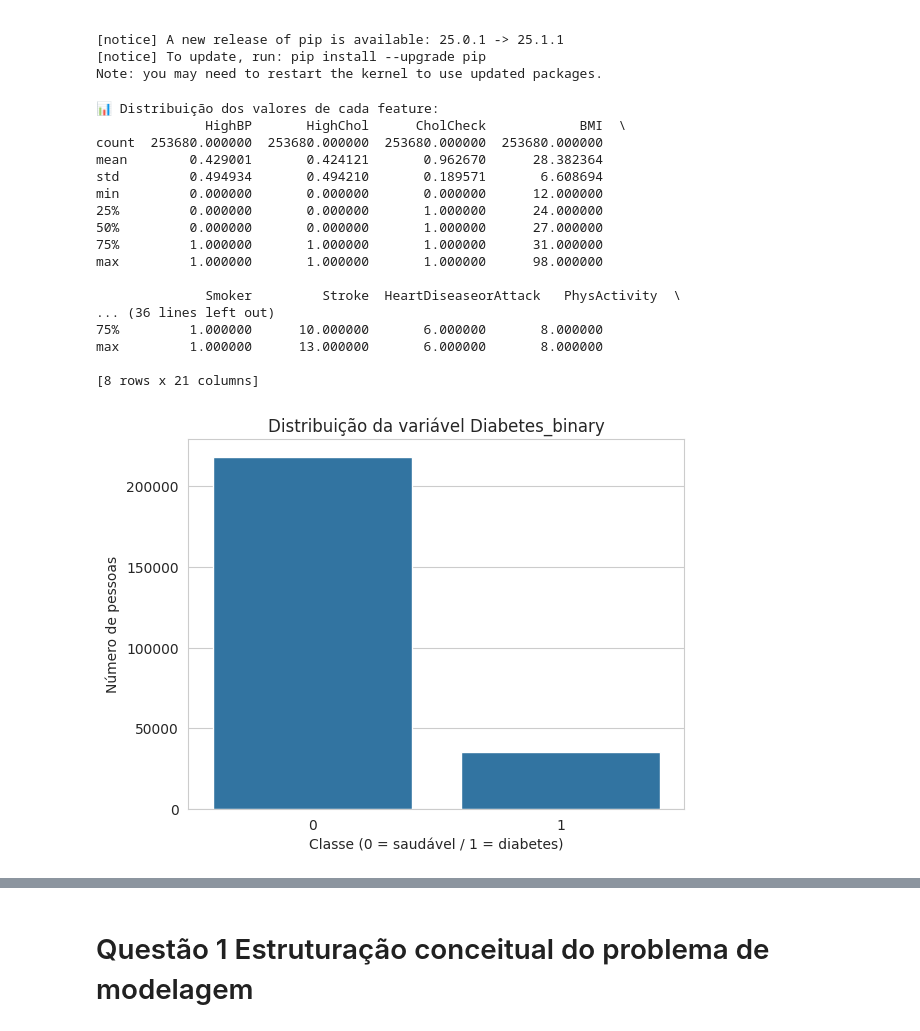
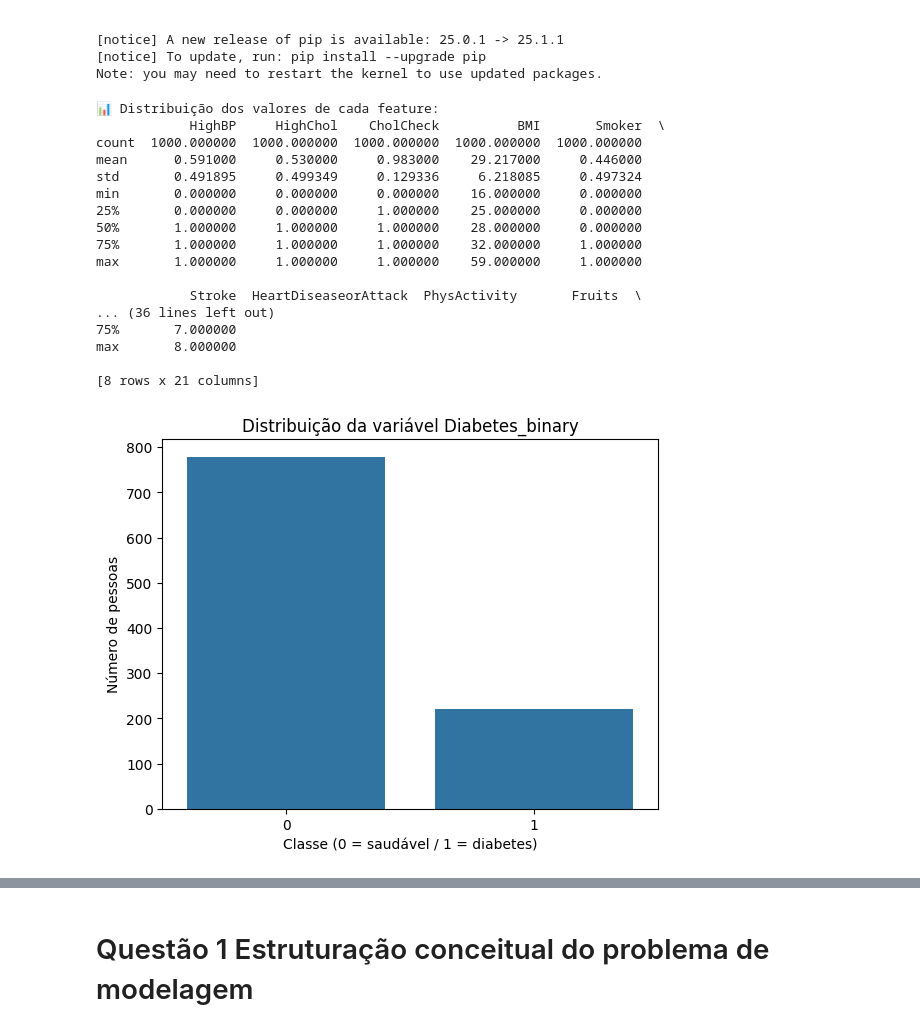
Before and after one commit to ecrseer/machine-learnin, a Jupyter notebook: lifecycl/lifecyc_at.ipynb, the cells around one changed output, grey strips where cells are left out. Saved outputs shown, nothing was run; the diff lists cells and outputs as text; code cells hidden in the pictures.

```diff
--- a/lifecycl/lifecyc_at.ipynb
+++ b/lifecycl/lifecyc_at.ipynb
@@ -18,14 +18,17 @@ Successfully installed ucimlrepo-0.0.7
 [notice] To update, run: pip install --upgrade pip
 Note: you may need to restart the kernel to use updated packages.
 # %%
+from sklearn.preprocessing import StandardScaler
 from ucimlrepo import fetch_ucirepo
-from sklearn.model_selection import train_test_split
+from sklearn.model_selection import train_test_split, cross_val_score
 from sklearn.linear_model import LinearRegression
 from sklearn.neighbors import KNeighborsClassifier
 from sklearn.metrics import accuracy_score, mean_squared_error
 import numpy as np
 import seaborn as sns
 import matplotlib.pyplot as plt
+from sklearn.pipeline import Pipeline
+
 
 
 # fetch dataset
@@ -44,66 +47,81 @@ y = cdc_diabetes_health_indicators.data.targets
 
 y = y["Diabetes_binary"]
 
-# X = X.head(1000)
-# y = y.head(1000)
+X = X.head(1000)
+y = y.head(1000)
 # print(X.head(10))
 
 def diagnostico_dataset(X, y):
     print("📊 Distribuição dos valores de cada feature:")
     print(X.describe())
     sns.countplot(x=y)
     plt.title("Distribuição da variável Diabetes_binary")
     plt.xlabel("Classe (0 = saudável / 1 = diabetes)")
     plt.ylabel("Número de pessoas")
     plt.show()
 
     print("\n🔎 Variância das features:")
     print(X.var().sort_values())
 
     print("\n⚖️ Proporção das classes em y (Diabetes_binary):")
     print(y.value_counts(normalize=True))
 
     print("\n🧩 Features com baixa variância (< 0.01):")
     baixa_var = X.var()[X.var() < 0.01]
     print(baixa_var)
 
 diagnostico_dataset(X, y)
 
 
 
-# Split data
-#X_train, X_test, y_train, y_test = train_test_split(X, y, test_size=0.2, random_state=42)
+# 3. Separar treino e teste
+X_train, X_test, y_train, y_test = train_test_split(X, y, test_size=0.2, random_state=42)
 
-# K-Nearest Neighbors (classification)
-# knn = KNeighborsClassifier(n_neighbors=5)
-# knn.fit(X_train, y_train)
-# print("k-NN Accuracy:", knn.score(X_test, y_test))
+# 4. Testar diferentes valores de k
+k_values = range(1, 21)
+accuracies = []
+f1_scores = []
 
-# Linear Regression (regression task – only if you use a continuous target!)
-# linreg = LinearRegression()
-# linreg.fit(X_train, y_train)
-# y_pred = linreg.predict(X_test)
-#
-# mse = mean_squared_error(y_test, y_pred)
-# rmse = np.sqrt(mse)
-# print("Linear Regression RMSE:", rmse)
+for k in k_values:
+    pipeline = Pipeline([
+        ("scaler", StandardScaler()),
+        ("knn", KNeighborsClassifier(n_neighbors=k))
+    ])
+
+    acc = cross_val_score(pipeline, X_train, y_train, cv=5, scoring='accuracy').mean()
+    f1 = cross_val_score(pipeline, X_train, y_train, cv=5, scoring='f1').mean()
+
+    accuracies.append(acc)
+    f1_scores.append(f1)
+
+# 5. Plotar acurácia e f1-score
+plt.figure(figsize=(10, 5))
+plt.plot(k_values, accuracies, marker='o', label="Acurácia")
+plt.plot(k_values, f1_scores, marker='s', label="F1-Score", linestyle='--')
+plt.xlabel("Valor de K")
+plt.ylabel("Pontuação média (validação cruzada)")
+plt.title("KNN: Acurácia e F1-Score vs K")
+plt.xticks(k_values)
+plt.legend()
+plt.grid(True)
+plt.show()
 # %% [output]
 📊 Distribuição dos valores de cada feature:
-              HighBP       HighChol      CholCheck            BMI  \
-count  253680.000000  253680.000000  253680.000000  253680.000000
-mean        0.429001       0.424121       0.962670      28.382364
-std         0.494934       0.494210       0.189571       6.608694
-min         0.000000       0.000000       0.000000      12.000000
-25%         0.000000       0.000000       1.000000      24.000000
-50%         0.000000       0.000000       1.000000      27.000000
-75%         1.000000       1.000000       1.000000      31.000000
-max         1.000000       1.000000       1.000000      98.000000
+            HighBP     HighChol    CholCheck          BMI       Smoker  \
+count  1000.000000  1000.000000  1000.000000  1000.000000  1000.000000
+mean      0.591000     0.530000     0.983000    29.217000     0.446000
+std       0.491895     0.499349     0.129336     6.218085     0.497324
+min       0.000000     0.000000     0.000000    16.000000     0.000000
+25%       0.000000     0.000000     1.000000    25.000000     0.000000
+50%       1.000000     1.000000     1.000000    28.000000     0.000000
+75%       1.000000     1.000000     1.000000    32.000000     1.000000
+max       1.000000     1.000000     1.000000    59.000000     1.000000
 
-              Smoker         Stroke  HeartDiseaseorAttack   PhysActivity  \
+            Stroke  HeartDiseaseorAttack  PhysActivity       Fruits  \
 ... (36 lines left out)
-75%         1.000000      10.000000       6.000000       8.000000
-max         1.000000      13.000000       6.000000       8.000000
+75%       7.000000
+max       8.000000
 
 [8 rows x 21 columns]
-[figure, old version]
+[figure, new version]
 🔎 Variância das features:
```
Also changed, not shown: parts of 9 cells of this notebook.
